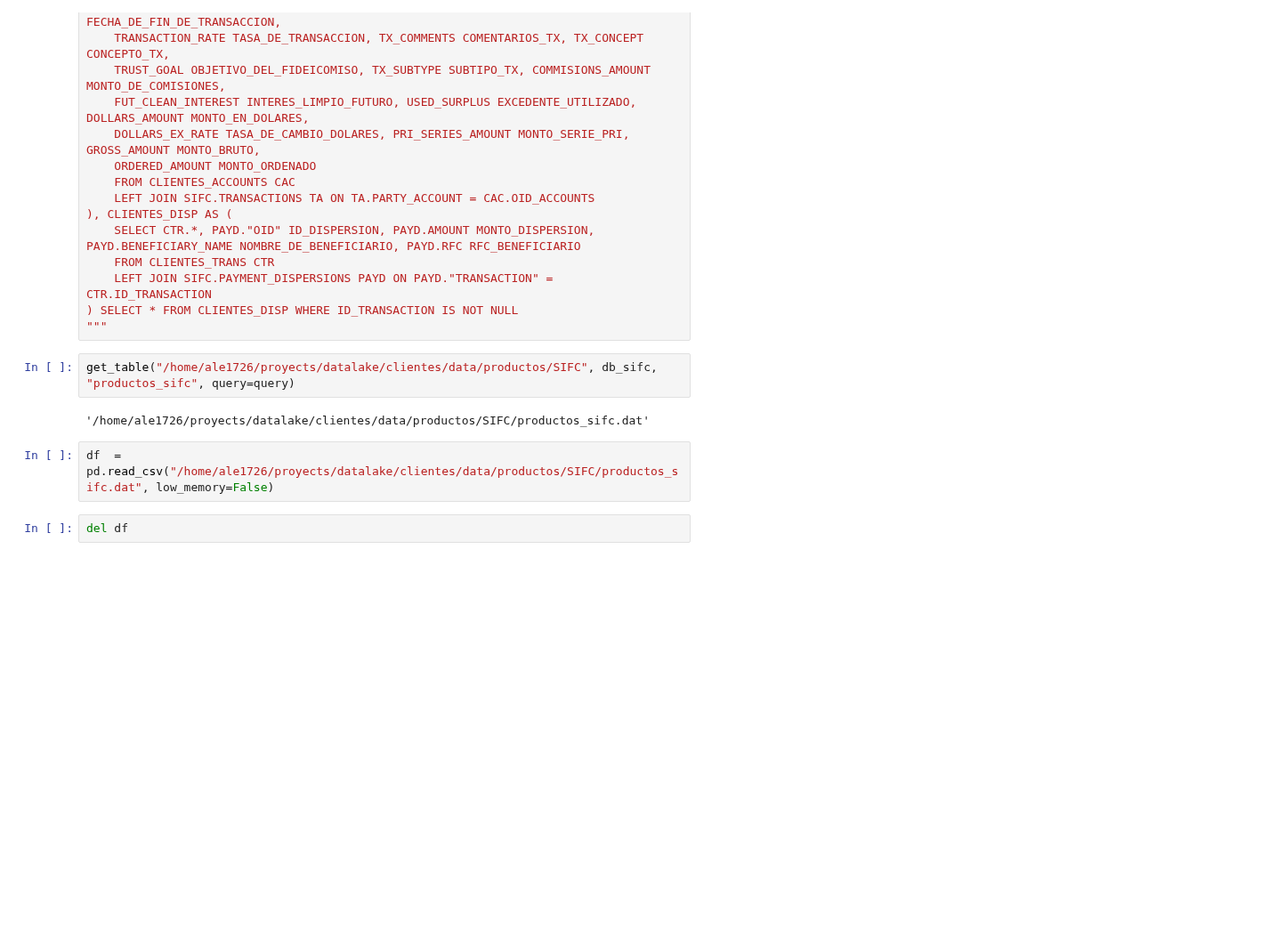
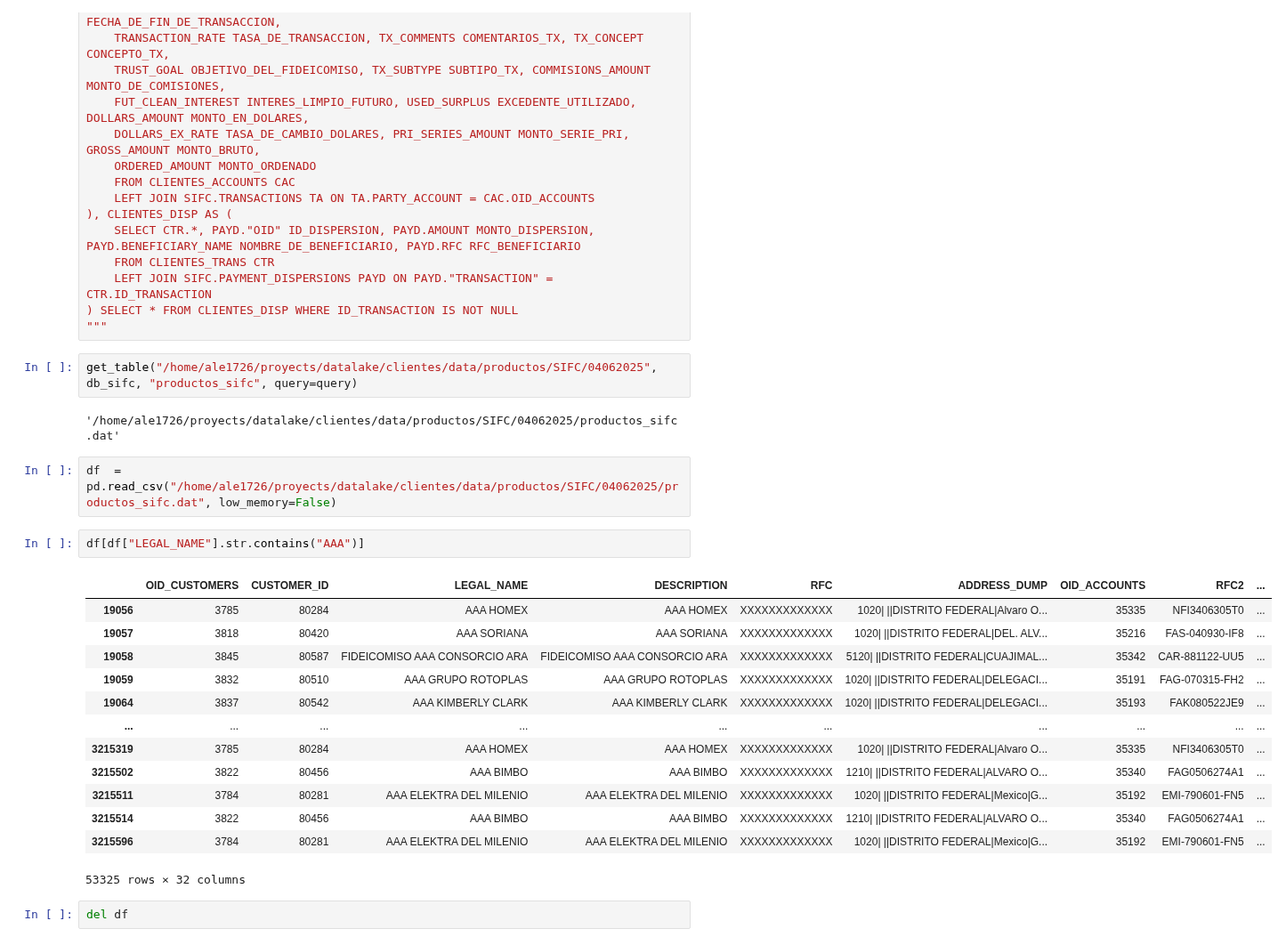
Before and after one commit to Ale1726/clientes_eda, a Jupyter notebook: productos_sifc.ipynb, the cells around one changed output. Shown at 89% size. Saved outputs shown, nothing was run; the diff lists cells and outputs as text; blank space fills up the shorter version.

```diff
--- a/productos_sifc.ipynb
+++ b/productos_sifc.ipynb
@@ -287,11 +287,27 @@ WITH CLIENTES_ACTIVOS AS (
 ) SELECT * FROM CLIENTES_DISP WHERE ID_TRANSACTION IS NOT NULL
 """
 # %%
-get_table("/home/ale1726/proyects/datalake/clientes/data/productos/SIFC", db_sifc, "productos_sifc", query=query)
+get_table("/home/ale1726/proyects/datalake/clientes/data/productos/SIFC/04062025", db_sifc, "productos_sifc", query=query)
 # %% [output]
-'/home/ale1726/proyects/datalake/clientes/data/productos/SIFC/productos_sifc.dat'
+'/home/ale1726/proyects/datalake/clientes/data/productos/SIFC/04062025/productos_sifc.dat'
 # %%
-df  = pd.read_csv("/home/ale1726/proyects/datalake/clientes/data/productos/SIFC/productos_sifc.dat", low_memory=False)
+df  = pd.read_csv("/home/ale1726/proyects/datalake/clientes/data/productos/SIFC/04062025/productos_sifc.dat", low_memory=False)
+# %%
+df[df["LEGAL_NAME"].str.contains("AAA")]
+# %% [output]
+|  | OID_CUSTOMERS | CUSTOMER_ID | LEGAL_NAME | DESCRIPTION | RFC | ADDRESS_DUMP | OID_ACCOUNTS | RFC2 | ... |
+| 19056 | 3785 | 80284 | AAA HOMEX | AAA HOMEX | XXXXXXXXXXXXX | 1020| ||DISTRITO FEDERAL|Alvaro O... | 35335 | NFI3406305T0 | ... |
+| 19057 | 3818 | 80420 | AAA SORIANA | AAA SORIANA | XXXXXXXXXXXXX | 1020| ||DISTRITO FEDERAL|DEL. ALV... | 35216 | FAS-040930-IF8 | ... |
+| 19058 | 3845 | 80587 | FIDEICOMISO AAA CONSORCIO ARA | FIDEICOMISO AAA CONSORCIO ARA | XXXXXXXXXXXXX | 5120| ||DISTRITO FEDERAL|CUAJIMAL... | 35342 | CAR-881122-UU5 | ... |
+| 19059 | 3832 | 80510 | AAA GRUPO ROTOPLAS | AAA GRUPO ROTOPLAS | XXXXXXXXXXXXX | 1020| ||DISTRITO FEDERAL|DELEGACI... | 35191 | FAG-070315-FH2 | ... |
+| 19064 | 3837 | 80542 | AAA KIMBERLY CLARK | AAA KIMBERLY CLARK | XXXXXXXXXXXXX | 1020| ||DISTRITO FEDERAL|DELEGACI... | 35193 | FAK080522JE9 | ... |
+| ... | ... | ... | ... | ... | ... | ... | ... | ... | ... |
+| 3215319 | 3785 | 80284 | AAA HOMEX | AAA HOMEX | XXXXXXXXXXXXX | 1020| ||DISTRITO FEDERAL|Alvaro O... | 35335 | NFI3406305T0 | ... |
+| 3215502 | 3822 | 80456 | AAA BIMBO | AAA BIMBO | XXXXXXXXXXXXX | 1210| ||DISTRITO FEDERAL|ALVARO O... | 35340 | FAG0506274A1 | ... |
+| 3215511 | 3784 | 80281 | AAA ELEKTRA DEL MILENIO | AAA ELEKTRA DEL MILENIO | XXXXXXXXXXXXX | 1020| ||DISTRITO FEDERAL|Mexico|G... | 35192 | EMI-790601-FN5 | ... |
+| 3215514 | 3822 | 80456 | AAA BIMBO | AAA BIMBO | XXXXXXXXXXXXX | 1210| ||DISTRITO FEDERAL|ALVARO O... | 35340 | FAG0506274A1 | ... |
+| 3215596 | 3784 | 80281 | AAA ELEKTRA DEL MILENIO | AAA ELEKTRA DEL MILENIO | XXXXXXXXXXXXX | 1020| ||DISTRITO FEDERAL|Mexico|G... | 35192 | EMI-790601-FN5 | ... |
+53325 rows × 32 columns
 # %%
 del df
 # %%
```
Also changed, not shown: 17 other files.
